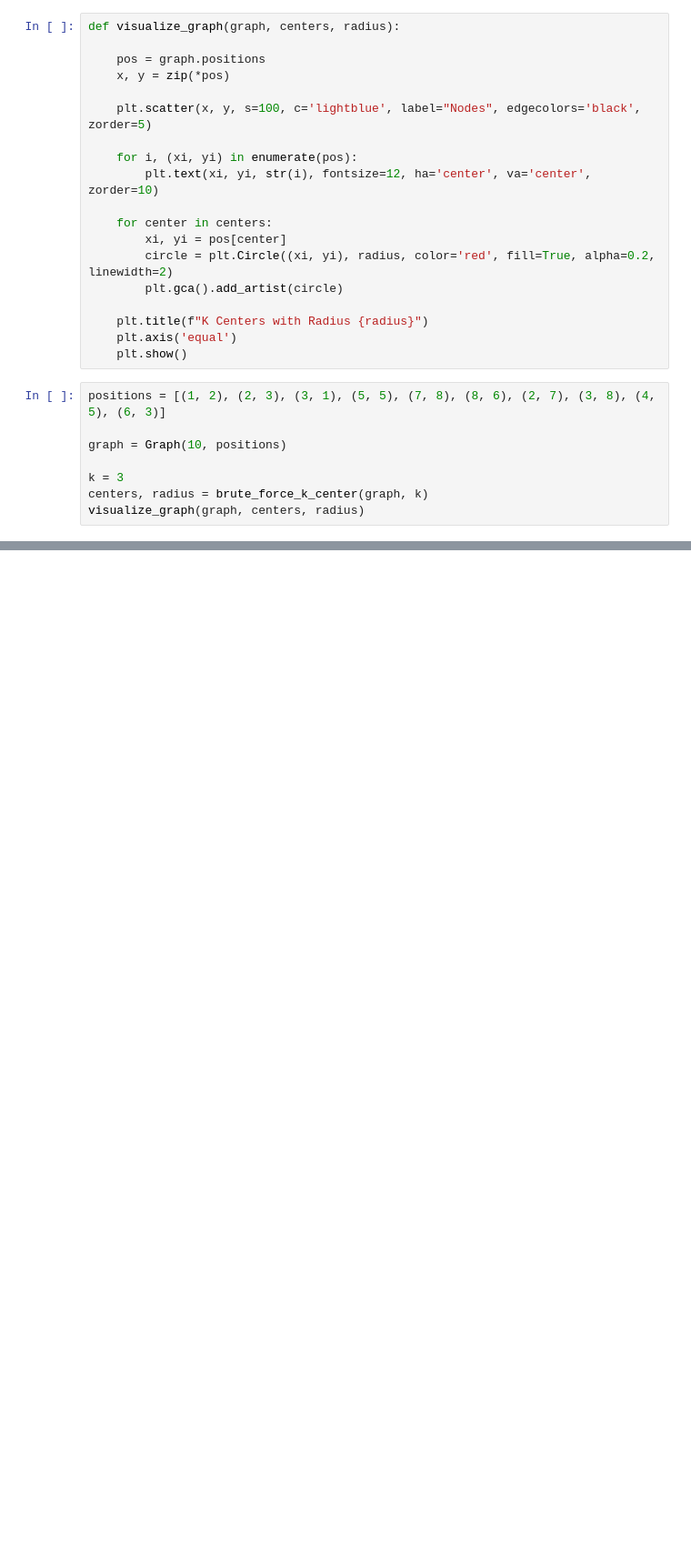
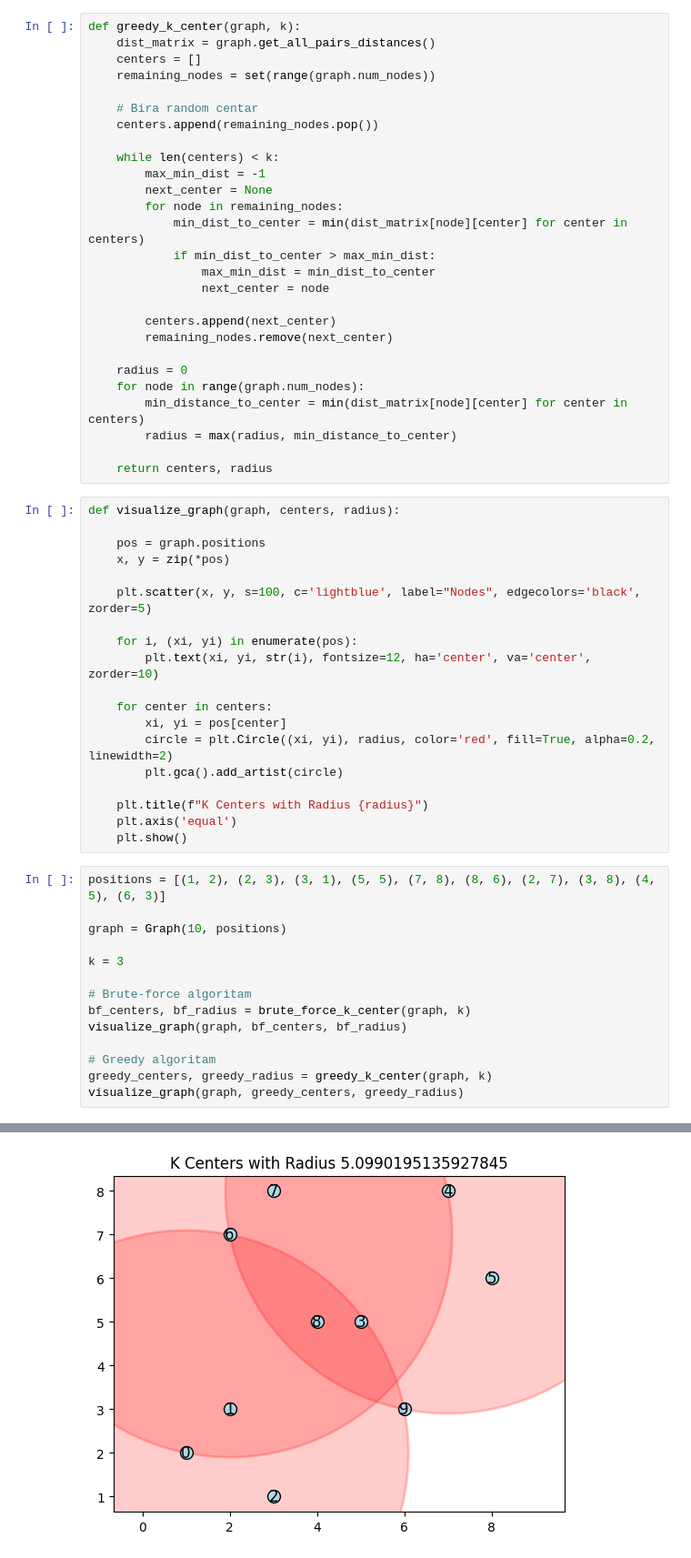
Before and after one commit to Jovan21037/RI-project, a Jupyter notebook: algorithams.ipynb, the cells around one changed output, grey strips where cells are left out. Shown at 91% size. Saved outputs shown, nothing was run; the diff lists cells and outputs as text; blank space fills up the shorter version.

Commit message:
added greedy algoritаm

```diff
--- a/algorithams.ipynb
+++ b/algorithams.ipynb
@@ -40,6 +40,33 @@ def brute_force_k_center(graph, k):
             best_centers = centers
 
     return best_centers, min_radius
+# %%
+def greedy_k_center(graph, k):
+    dist_matrix = graph.get_all_pairs_distances()
+    centers = []
+    remaining_nodes = set(range(graph.num_nodes))
+
+    # Bira random centar
+    centers.append(remaining_nodes.pop())
+
+    while len(centers) < k:
+        max_min_dist = -1
+        next_center = None
+        for node in remaining_nodes:
+            min_dist_to_center = min(dist_matrix[node][center] for center in centers)
+            if min_dist_to_center > max_min_dist:
+                max_min_dist = min_dist_to_center
+                next_center = node
+
+        centers.append(next_center)
+        remaining_nodes.remove(next_center)
+
+    radius = 0
+    for node in range(graph.num_nodes):
+        min_distance_to_center = min(dist_matrix[node][center] for center in centers)
+        radius = max(radius, min_distance_to_center)
+
+    return centers, radius
 # %%
 def visualize_graph(graph, centers, radius):
 
@@ -62,10 +89,17 @@ def visualize_graph(graph, centers, radius):
 # %%
 positions = [(1, 2), (2, 3), (3, 1), (5, 5), (7, 8), (8, 6), (2, 7), (3, 8), (4, 5), (6, 3)]
 
 graph = Graph(10, positions)
 
 k = 3
-centers, radius = brute_force_k_center(graph, k)
-visualize_graph(graph, centers, radius)
+
+# Brute-force algoritаm
+bf_centers, bf_radius = brute_force_k_center(graph, k)
+visualize_graph(graph, bf_centers, bf_radius)
+
+# Greedy algoritаm
+greedy_centers, greedy_radius = greedy_k_center(graph, k)
+visualize_graph(graph, greedy_centers, greedy_radius)
 # %% [output]
 [figure]
+[figure, added]
```
